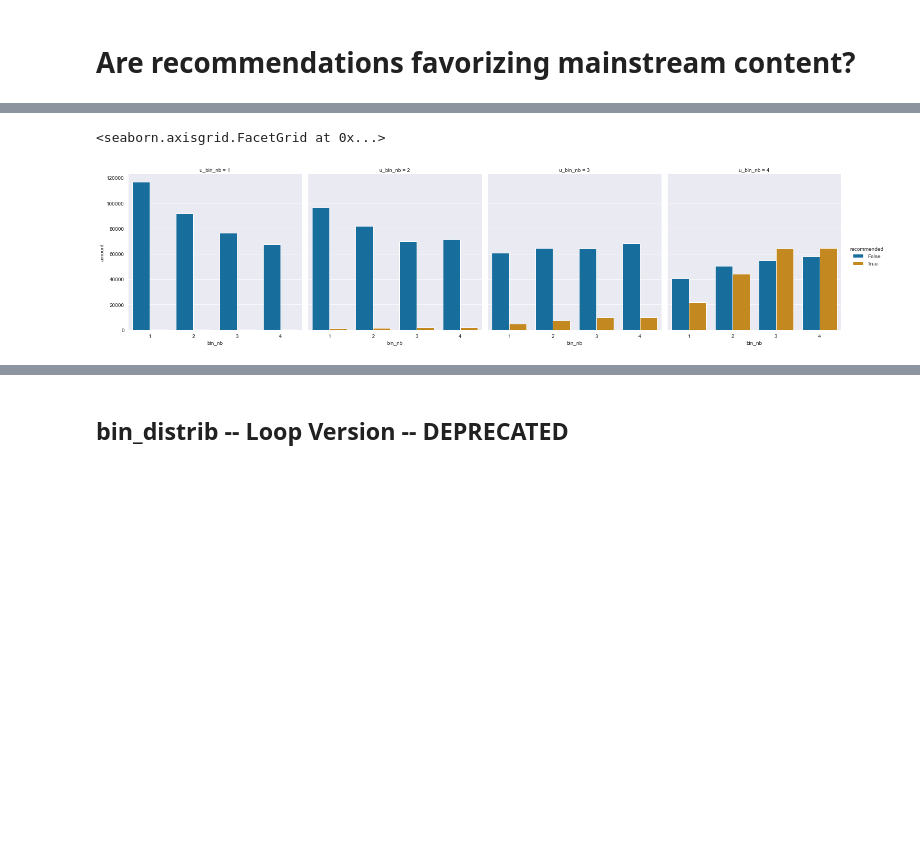
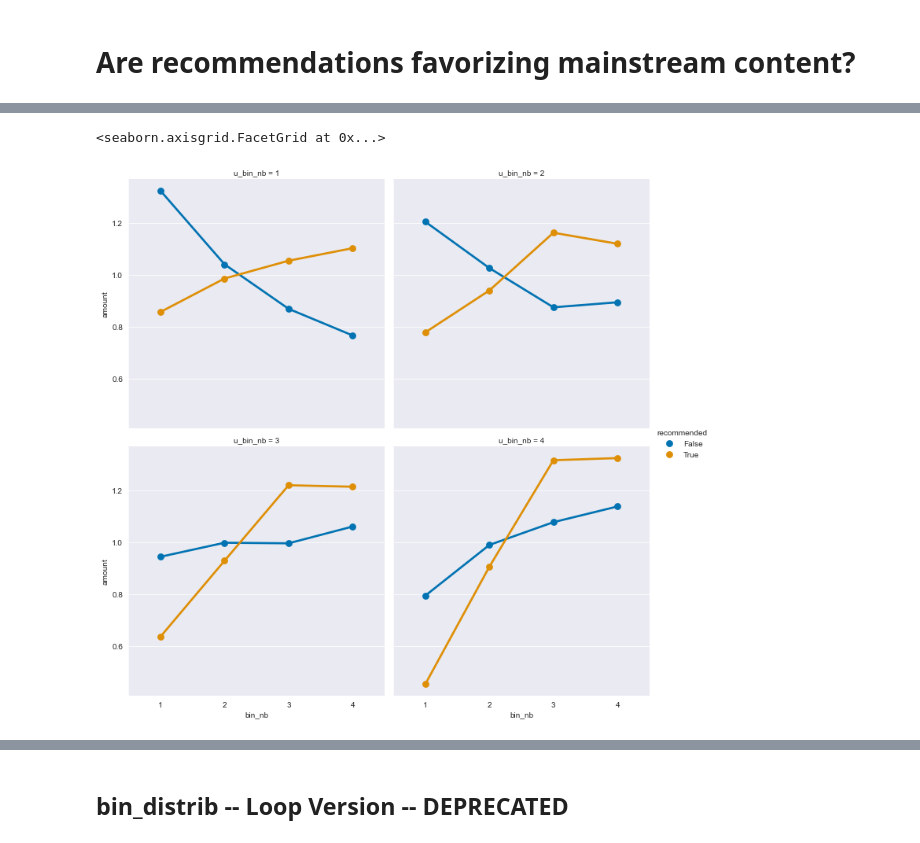
Before and after one commit to QuVil/cmb-recommendation, a Jupyter notebook: src/analysis/mainstream_tests.ipynb, the cells around one changed output, grey strips where cells are left out. Drawn from its saved outputs; the diff is of its cells as text; code cells hidden in the pictures; blank space fills up the shorter version.

Commit message:
2603 normalization of userbin artistbin recommendation comparisons

```diff
--- a/src/analysis/mainstream_tests.ipynb
+++ b/src/analysis/mainstream_tests.ipynb
@@ -283,0 +263,17 @@ reco_mainstream.columns = ["bin_nb", "u_bin_nb", "recommended", "amount"]
+# %%
+reco_mainstream = artist_data.merge(users_reco, left_on="user_id", right_on="user_id").drop(["ts", "listen_type", "listening_time", "album_id", "sng_id", "origin"], axis=1)
+
+# For each user bin (recommendation based grouping)
+reco_mainstream = reco_mainstream.groupby(["bin_nb", "u_bin_nb", "recommended"]).size()
+reco_mainstream = reco_mainstream.to_frame().reset_index()
+reco_mainstream.columns = ["bin_nb", "u_bin_nb", "recommended", "amount"]
+
+# Testing stuff right there -- loop version because I have no idea how to vectorize this for now
+test = reco_mainstream.groupby(["u_bin_nb", "recommended"]).mean().reset_index()
+
+reco_mainstream["amount"] = reco_mainstream["amount"].astype(float)
+
+for i, row in reco_mainstream.iterrows():
+    reco_mainstream.at[i, "amount"] /= test[(test["u_bin_nb"] == reco_mainstream.at[i, "u_bin_nb"]) & (test["recommended"] == reco_mainstream.at[i, "recommended"])]["amount"]
+
+print(reco_mainstream)
@@ -284,5 +298,5 @@ reco_mainstream.columns = ["bin_nb", "u_bin_nb", "recommended", "amount"]
 # %%
-sns.catplot(x="bin_nb", y="amount", col="u_bin_nb", hue="recommended", kind="bar", data=reco_mainstream)
+sns.catplot(x="bin_nb", y="amount", col="u_bin_nb", col_wrap=2, hue="recommended", kind="point", data=reco_mainstream)
 # %% [output]
 <seaborn.axisgrid.FacetGrid at 0x...>
-[figure, old version]
+[figure, new version]
```
Also changed, not shown: parts of 5 cells of this notebook, 2 other files.
